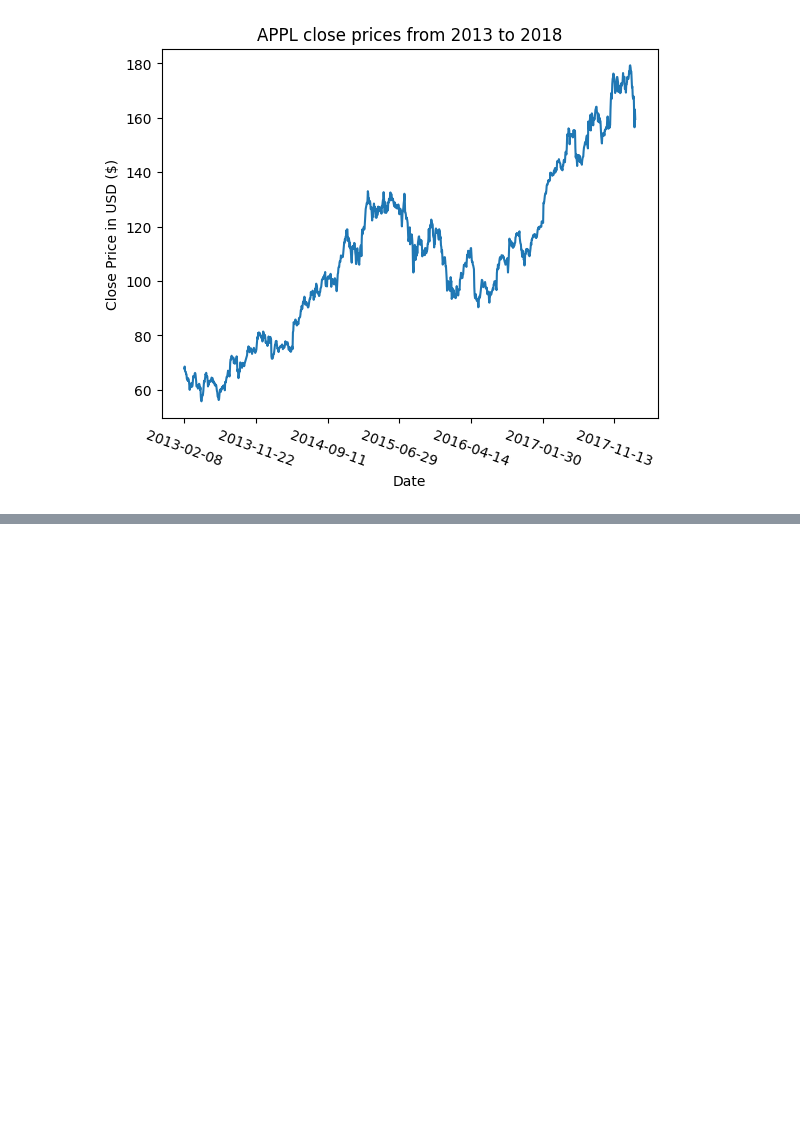
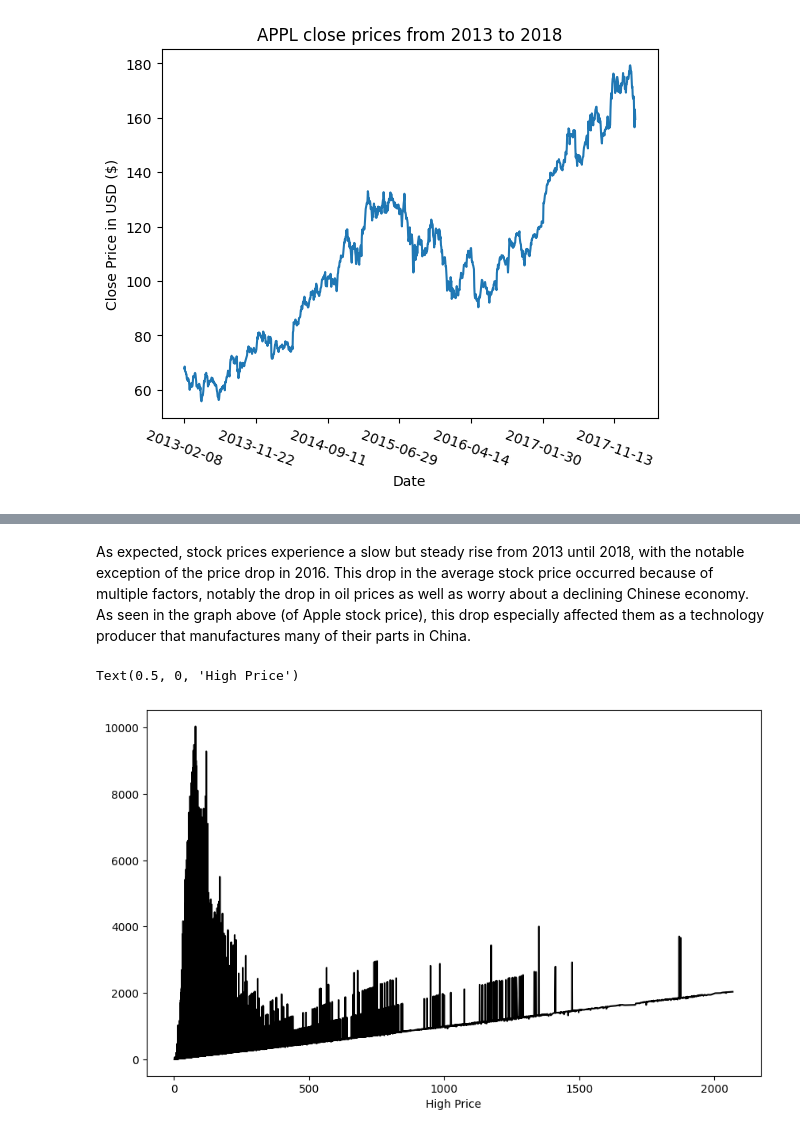
Before and after one commit to mizaagi/bigdatascience-2, a Jupyter notebook: notebook.ipynb, the cells around one changed output, grey strips where cells are left out. Cells and saved outputs as stored; diff of their text form; code cells hidden in the pictures; blank space fills up the shorter version.

```diff
--- a/notebook.ipynb
+++ b/notebook.ipynb
@@ -24,0 +36,10 @@ sorted_df
+# %% [markdown]
+As expected, stock prices experience a slow but steady rise from 2013 until 2018, with the notable exception of the price drop in 2016. This drop in the average stock price occurred because of multiple factors, notably the drop in oil prices as well as worry about a declining Chinese economy. As seen in the graph above (of Apple stock price), this drop especially affected them as a technology producer that manufactures many of their parts in China.
+# %%
+plt.figure(figsize=(10, 6))
+info = all_df.groupby('high')['low'].sum()
+info.plot(kind='line', color='black')
+plt.xlabel("High Price")
+# %% [output]
+Text(0.5, 0, 'High Price')
+[figure, added]
```
Also changed, not shown: parts of 4 cells of this notebook.
